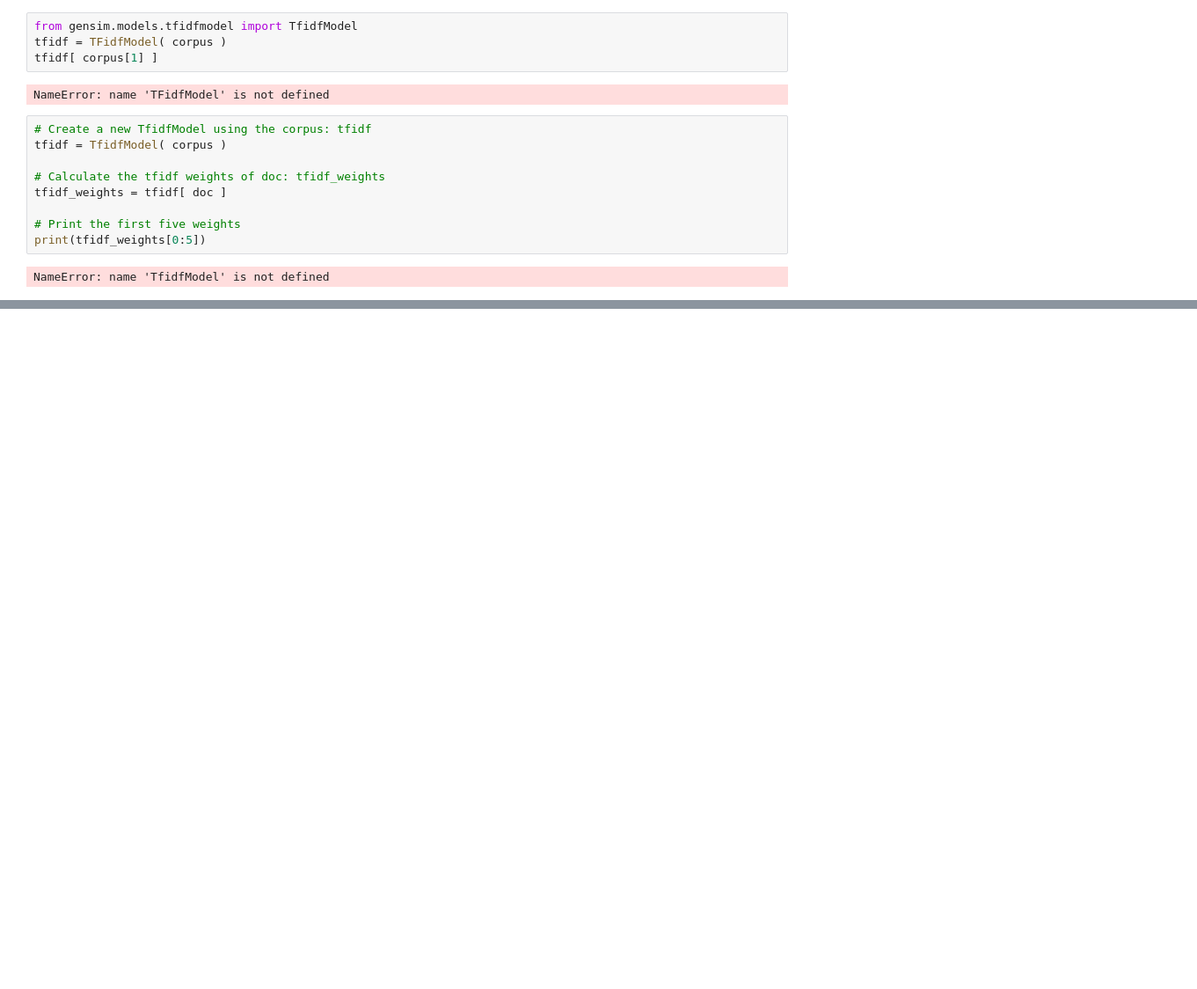
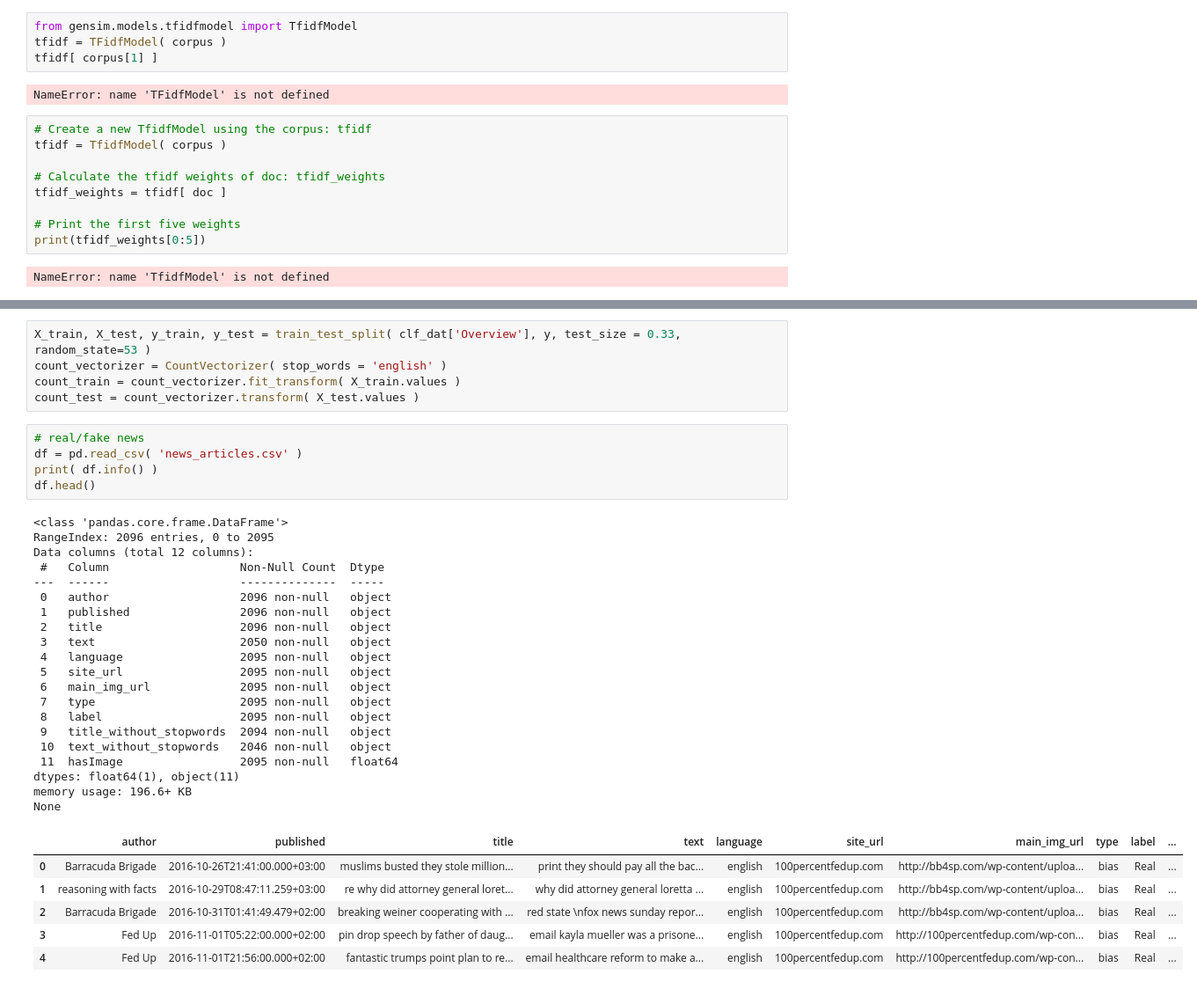
Before and after one commit to SmilodonCub/ReadingLearningTinkering, a Jupyter notebook: DataCamp/NLP_inPython/Intro_2NLP_inPython.ipynb, the cells around one changed output, grey strips where cells are left out. Shown: that part at 88% size. Saved outputs shown, nothing was run; the diff lists cells and outputs as text; blank space fills up the shorter version.

Commit message:
text classification with scikitlearn

```diff
--- a/DataCamp/NLP_inPython/Intro_2NLP_inPython.ipynb
+++ b/DataCamp/NLP_inPython/Intro_2NLP_inPython.ipynb
@@ -523,0 +826,37 @@ NameError: name 'TfidfModel' is not defined
+# %%
+X_train, X_test, y_train, y_test = train_test_split( clf_dat['Overview'], y, test_size = 0.33, random_state=53 )
+count_vectorizer = CountVectorizer( stop_words = 'english' )
+count_train = count_vectorizer.fit_transform( X_train.values )
+count_test = count_vectorizer.transform( X_test.values )
+# %%
+# real/fake news
+df = pd.read_csv( 'news_articles.csv' )
+print( df.info() )
+df.head()
+# %% [output]
+<class 'pandas.core.frame.DataFrame'>
+RangeIndex: 2096 entries, 0 to 2095
+Data columns (total 12 columns):
+ #   Column                   Non-Null Count  Dtype
+---  ------                   --------------  -----
+ 0   author                   2096 non-null   object
+ 1   published                2096 non-null   object
+ 2   title                    2096 non-null   object
+ 3   text                     2050 non-null   object
+ 4   language                 2095 non-null   object
+ 5   site_url                 2095 non-null   object
+ 6   main_img_url             2095 non-null   object
+ 7   type                     2095 non-null   object
+ 8   label                    2095 non-null   object
+ 9   title_without_stopwords  2094 non-null   object
+ 10  text_without_stopwords   2046 non-null   object
+ 11  hasImage                 2095 non-null   float64
+dtypes: float64(1), object(11)
+memory usage: 196.6+ KB
+None
+|  | author | published | title | text | language | site_url | main_img_url | type | label | ... |
+| 0 | Barracuda Brigade | 2016-10-26T21:41:00.000+03:00 | muslims busted they stole million... | print they should pay all the bac... | english | 100percentfedup.com | http://bb4sp.com/wp-content/uploa... | bias | Real | ... |
+| 1 | reasoning with facts | 2016-10-29T08:47:11.259+03:00 | re why did attorney general loret... | why did attorney general loretta ... | english | 100percentfedup.com | http://bb4sp.com/wp-content/uploa... | bias | Real | ... |
+| 2 | Barracuda Brigade | 2016-10-31T01:41:49.479+02:00 | breaking weiner cooperating with ... | red state \nfox news sunday repor... | english | 100percentfedup.com | http://bb4sp.com/wp-content/uploa... | bias | Real | ... |
+| 3 | Fed Up | 2016-11-01T05:22:00.000+02:00 | pin drop speech by father of daug... | email kayla mueller was a prisone... | english | 100percentfedup.com | http://100percentfedup.com/wp-con... | bias | Real | ... |
+| 4 | Fed Up | 2016-11-01T21:56:00.000+02:00 | fantastic trumps point plan to re... | email healthcare reform to make a... | english | 100percentfedup.com | http://100percentfedup.com/wp-con... | bias | Real | ... |
```
Also changed, not shown: parts of 31 cells of this notebook.
